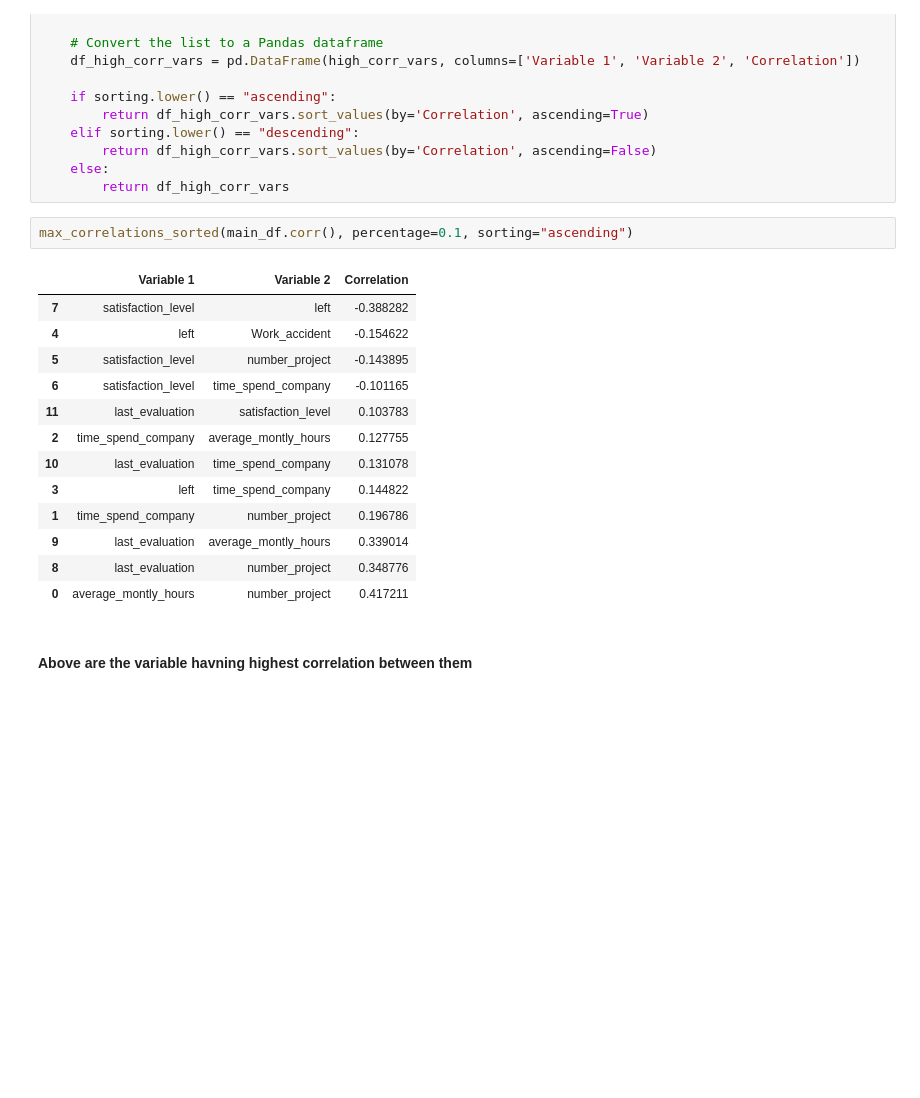
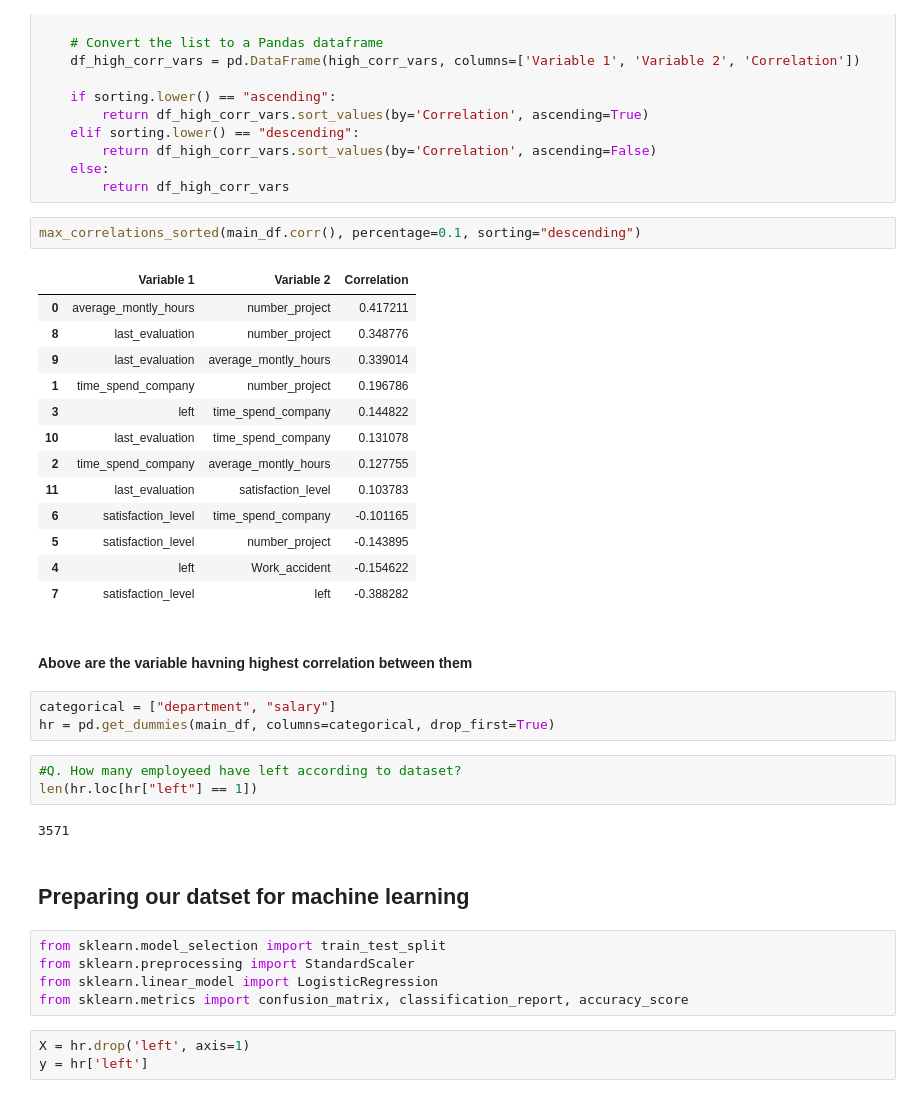
Before and after one commit to MoizAhmed2517/Retention-Analysis, a Jupyter notebook: Retention Analysis.ipynb, the cells around one changed output. Saved outputs shown, nothing was run; the diff lists cells and outputs as text; blank space fills up the shorter version.

```diff
--- a/Retention Analysis.ipynb
+++ b/Retention Analysis.ipynb
@@ -196,20 +196,38 @@ def max_correlations_sorted(data, percentage=0.3, sorting="ascending"):
     else:
         return df_high_corr_vars
 # %%
-max_correlations_sorted(main_df.corr(), percentage=0.1, sorting="ascending")
+max_correlations_sorted(main_df.corr(), percentage=0.1, sorting="descending")
 # %% [output]
 |  | Variable 1 | Variable 2 | Correlation |
+| 0 | average_montly_hours | number_project | 0.417211 |
+| 8 | last_evaluation | number_project | 0.348776 |
+| 9 | last_evaluation | average_montly_hours | 0.339014 |
+| 1 | time_spend_company | number_project | 0.196786 |
+| 3 | left | time_spend_company | 0.144822 |
+| 10 | last_evaluation | time_spend_company | 0.131078 |
+| 2 | time_spend_company | average_montly_hours | 0.127755 |
+| 11 | last_evaluation | satisfaction_level | 0.103783 |
+| 6 | satisfaction_level | time_spend_company | -0.101165 |
+| 5 | satisfaction_level | number_project | -0.143895 |
+| 4 | left | Work_accident | -0.154622 |
 | 7 | satisfaction_level | left | -0.388282 |
-| 4 | left | Work_accident | -0.154622 |
-| 5 | satisfaction_level | number_project | -0.143895 |
-| 6 | satisfaction_level | time_spend_company | -0.101165 |
-| 11 | last_evaluation | satisfaction_level | 0.103783 |
-| 2 | time_spend_company | average_montly_hours | 0.127755 |
-| 10 | last_evaluation | time_spend_company | 0.131078 |
-| 3 | left | time_spend_company | 0.144822 |
-| 1 | time_spend_company | number_project | 0.196786 |
-| 9 | last_evaluation | average_montly_hours | 0.339014 |
-| 8 | last_evaluation | number_project | 0.348776 |
-| 0 | average_montly_hours | number_project | 0.417211 |
 # %% [markdown]
 #### Above are the variable havning highest correlation between them
+# %%
+categorical = ["department", "salary"]
+hr = pd.get_dummies(main_df, columns=categorical, drop_first=True)
+# %%
+#Q. How many employeed have left according to dataset?
+len(hr.loc[hr["left"] == 1])
+# %% [output]
+3571
+# %% [markdown]
+## Preparing our datset for machine learning
+# %%
+from sklearn.model_selection import train_test_split
+from sklearn.preprocessing import StandardScaler
+from sklearn.linear_model import LogisticRegression
+from sklearn.metrics import confusion_matrix, classification_report, accuracy_score
+# %%
+X = hr.drop('left', axis=1)
+y = hr['left']
```
Also changed, not shown: parts of 10 cells of this notebook.
